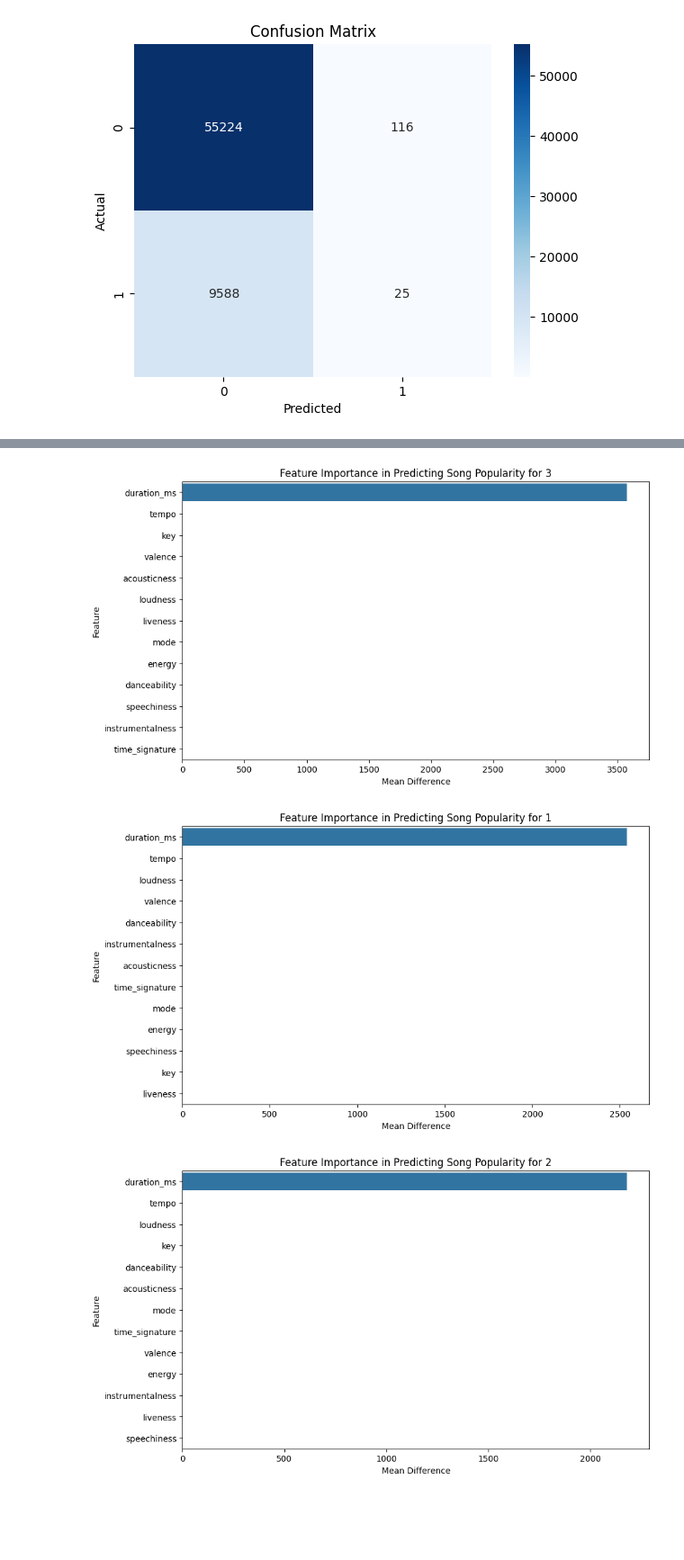
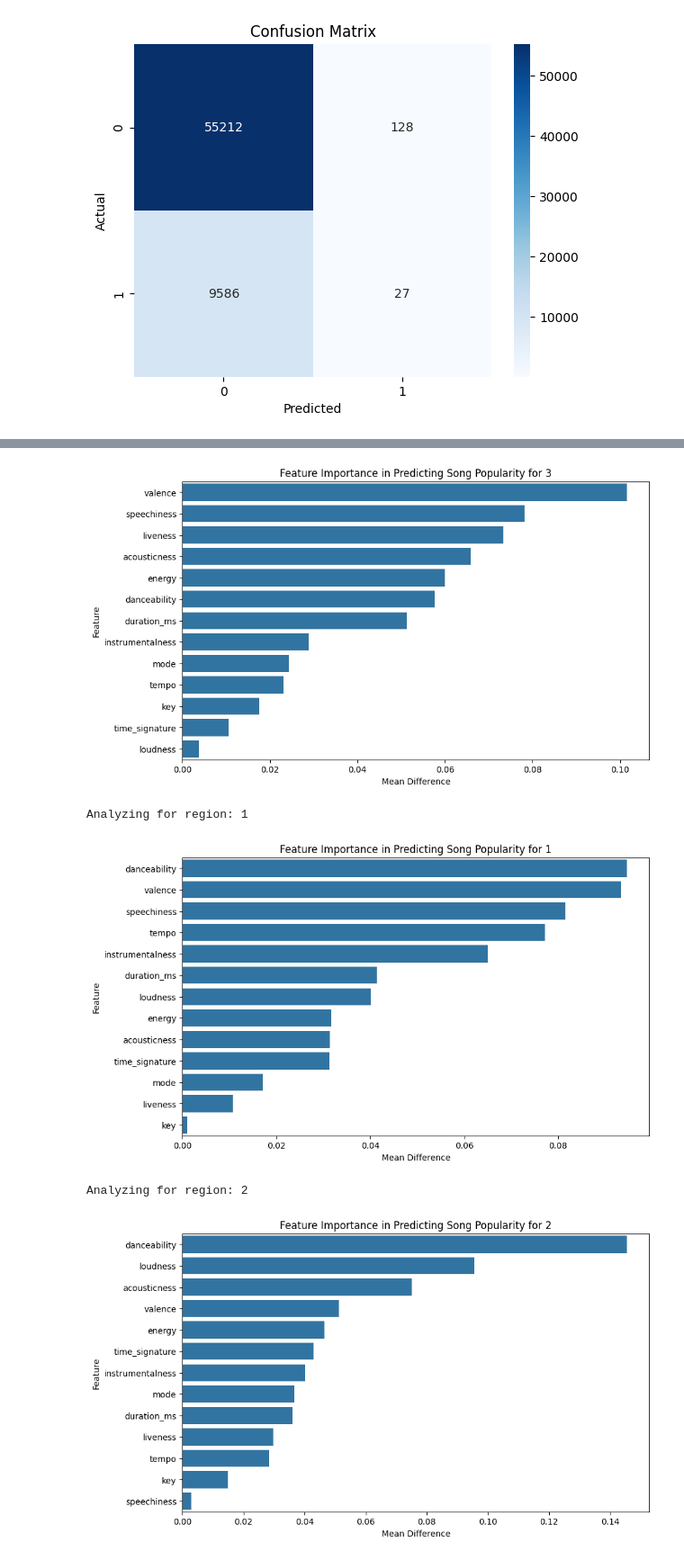
Before and after one commit to noemichem/Data-mining-project, a Jupyter notebook: notebooks_final/Algorithms/naive_bayes.ipynb, the cells around one changed output, grey strips where cells are left out. Shown: that part at 90% size. Cells and saved outputs as stored; diff of their text form; code cells hidden in the pictures; blank space fills up the shorter version.

Commit message:
naive bayes algorithm and algortihm part in documentation

```diff
--- a/notebooks_final/Algorithms/naive_bayes.ipynb
+++ b/notebooks_final/Algorithms/naive_bayes.ipynb
@@ -43,5 +43,5 @@ plt.show()
 [figure]
 # %%
 #Split the data into features and target variable
-X = df.drop(columns=['popular'])  # Features
+X = df.drop(columns=['popular'], axis=1)  # Features
 y = df['popular']  # Target variable
@@ -48,6 +50,9 @@ y = df['popular']  # Target variable
+# %%
+scaler = StandardScaler()
+X_scaled = scaler.fit_transform(X)
 # %%
 #Split the data into training and testing sets
-X_train, X_test, y_train, y_test = train_test_split(X, y, test_size=0.2, random_state=42)
+X_train, X_test, y_train, y_test = train_test_split(X_scaled, y, test_size=0.2, random_state=42)
 # %%
 nb_model = GaussianNB()
 # %%
@@ -232,32 +153,34 @@ region_names = {
 # Get the unique regions from your dataset
 regions = df['region'].unique()
 # %%
-#feautre importance for each region seperately
+from sklearn.preprocessing import StandardScaler
+
+scaler = StandardScaler()
+
 for region in regions:
+    print(f'\nAnalyzing for region: {region}')
     region_data = df[df['region'] == region]
 
+    # Split features and target variable
     X_region = region_data.drop(['popular', 'region'], axis=1)
     y_region = region_data['popular']
 
-    #train a model for this region
-    nb_model.fit(X_region, y_region)
+    # Scale the features for this region
+    X_region_scaled = scaler.fit_transform(X_region)
 
-    #get the feautre importances
-    feature_importances_region = nb_model.theta_
+    # Train Naive Bayes model for this region
+    nb_model.fit(X_region_scaled, y_region)
 
-    #create data frame for feature importances
+    # Analyze feature importance
+    feature_means = nb_model.theta_
     feature_importance = pd.DataFrame({
         'Feature': X_region.columns,
-        'Coefficients': feature_importances_region[0],
-    })
-
-    #sort by absolute value of coefficients
-    feature_importance['Absolute Coefficient'] = feature_importance['Coefficients'].abs()
-    feature_importance = feature_importance.sort_values(by='Absolute Coefficient', ascending=False)
+        'Mean Difference': abs(feature_means[1] - feature_means[0])
+    }).sort_values(by='Mean Difference', ascending=False)
 
     # Plot feature importance
     plt.figure(figsize=(10, 6))
-    sns.barplot(x='Absolute Coefficient', y='Feature', data=feature_importance)
-    plt.title(f'Feature Importance in Predicting Song Popularity for {region_names[region]}')
+    sns.barplot(x='Mean Difference', y='Feature', data=feature_importance)
+    plt.title(f'Feature Importance in Predicting Song Popularity for {region}')
     plt.show()
 # %% [output]
@@ -264,3 +188,5 @@ for region in regions:
-[figure, old version]
+[figure, new version]
+Analyzing for region: 1
-[figure, old version]
+[figure, new version]
+Analyzing for region: 2
-[figure, old version]
+[figure, new version]
```
Also changed, not shown: parts of 11 cells of this notebook, 2 other files.
